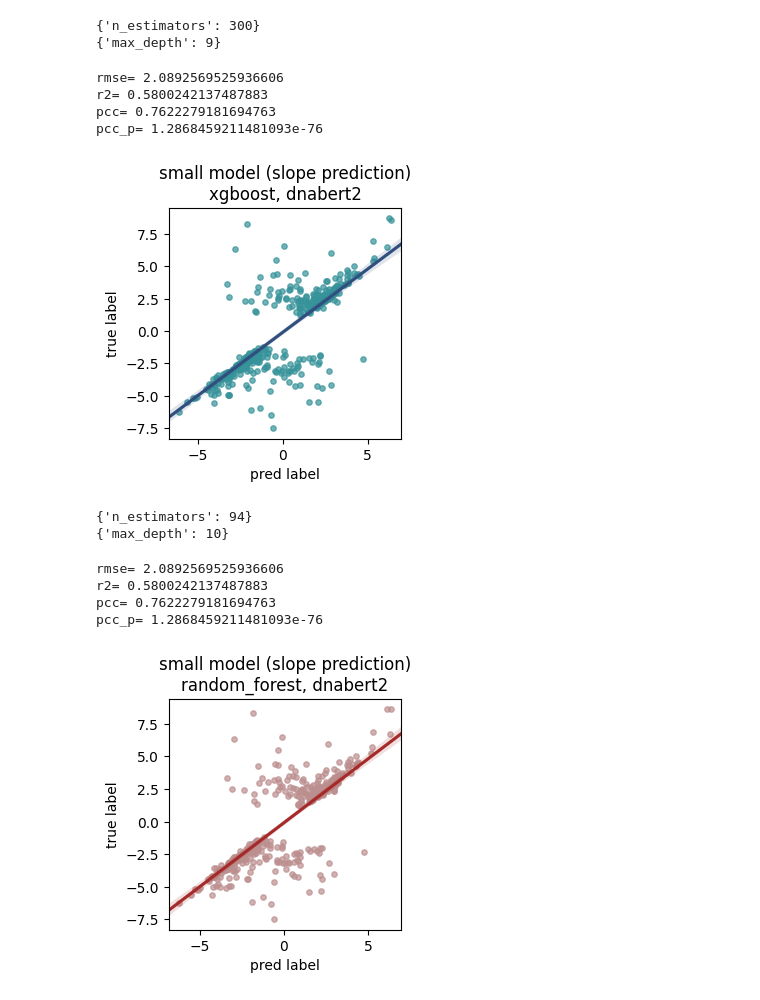
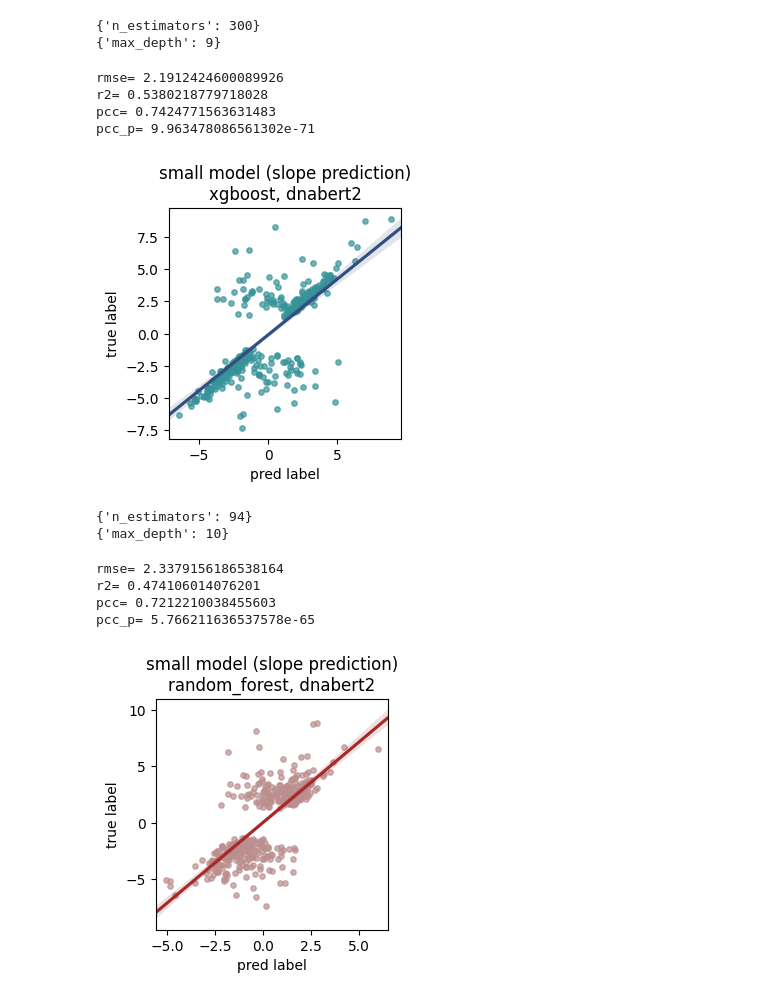
Before and after one commit to Liuzhe30/Methven, a Jupyter notebook: experiment/12-language-model-evaluation/comparison_dnabert.ipynb, the cells around one changed output. Drawn from its saved outputs; the diff is of its cells as text; code cells hidden in the pictures.

```diff
--- a/experiment/12-language-model-evaluation/comparison_dnabert.ipynb
+++ b/experiment/12-language-model-evaluation/comparison_dnabert.ipynb
@@ -156,10 +156,10 @@ print(gs.best_params_)
 import xgboost as xgb
 
 model = model_list[1]
-clf_lgb = lgb.LGBMRegressor(max_depth=9, num_leaves=300)
-clf_lgb.fit(X_train,Y_train)
+clf_xgb = xgb.XGBRegressor(n_estimators=300,  max_depth=9) # from grid search
+clf_xgb.fit(X_train,Y_train)
 
-y_pred = clf_lgb.predict(X_test)
+y_pred = clf_xgb.predict(X_test)
 
 rmse = np.sqrt(mean_squared_error(Y_test, y_pred))
 r2 = r2_score(Y_test, y_pred)
@@ -181,11 +181,11 @@ plt.title('small model (slope prediction)\n' + model + ', ' + embedding)
 plt.savefig(image_path + 'cm-small-slope-' + model + '-' + embedding + '.png',dpi=300, bbox_inches = 'tight')
 plt.show()
 # %% [output]
-rmse= 2.0892569525936606
-r2= 0.5800242137487883
-pcc= 0.7622279181694763
-pcc_p= 1.2868459211481093e-76
+rmse= 2.1912424600089926
+r2= 0.5380218779718028
+pcc= 0.7424771563631483
+pcc_p= 9.963478086561302e-71
-[figure, old version]
+[figure, new version]
 # %%
 from sklearn.ensemble import RandomForestRegressor
 from sklearn.model_selection import GridSearchCV
@@ -211,34 +211,34 @@ print(grid.best_params_)
 # %%
 model = model_list[2]
 
 from sklearn.ensemble import RandomForestRegressor
 clf_rf = RandomForestRegressor(n_estimators=94, max_depth=10)
 clf_rf.fit(X_train,Y_train)
 
-y_pred = clf_lgb.predict(X_test)
+y_pred = clf_rf.predict(X_test)
 
 rmse = np.sqrt(mean_squared_error(Y_test, y_pred))
 r2 = r2_score(Y_test, y_pred)
 pcc = pearsonr(Y_test, y_pred)[0]
 pcc_p = pearsonr(Y_test, y_pred)[1]
 
 print('rmse=',rmse)
 print('r2=',r2)
 print('pcc=',pcc)
 print('pcc_p=',pcc_p)
 
 ax = plt.subplots(figsize=(3,3))
 plt.ylabel("true label")
 plt.xlabel("pred label")
 sns.regplot(x=y_pred,y=Y_test,x_jitter = 0.15,y_jitter = 0.15,
             scatter_kws = {'color':'#BC8F8F','alpha':0.7,'s':15}, line_kws={"color": "#A52A2A"},truncate=False)
 plt.title('small model (slope prediction)\n' + model + ', ' + embedding)
 
 plt.savefig(image_path + 'cm-small-slope-' + model + '-' + embedding + '.png',dpi=300, bbox_inches = 'tight')
 plt.show()
 # %% [output]
-rmse= 2.0892569525936606
-r2= 0.5800242137487883
-pcc= 0.7622279181694763
-pcc_p= 1.2868459211481093e-76
+rmse= 2.3379156186538164
+r2= 0.474106014076201
+pcc= 0.7212210038455603
+pcc_p= 5.766211636537578e-65
-[figure, old version]
+[figure, new version]
```
Also changed, not shown: 2 other files.
